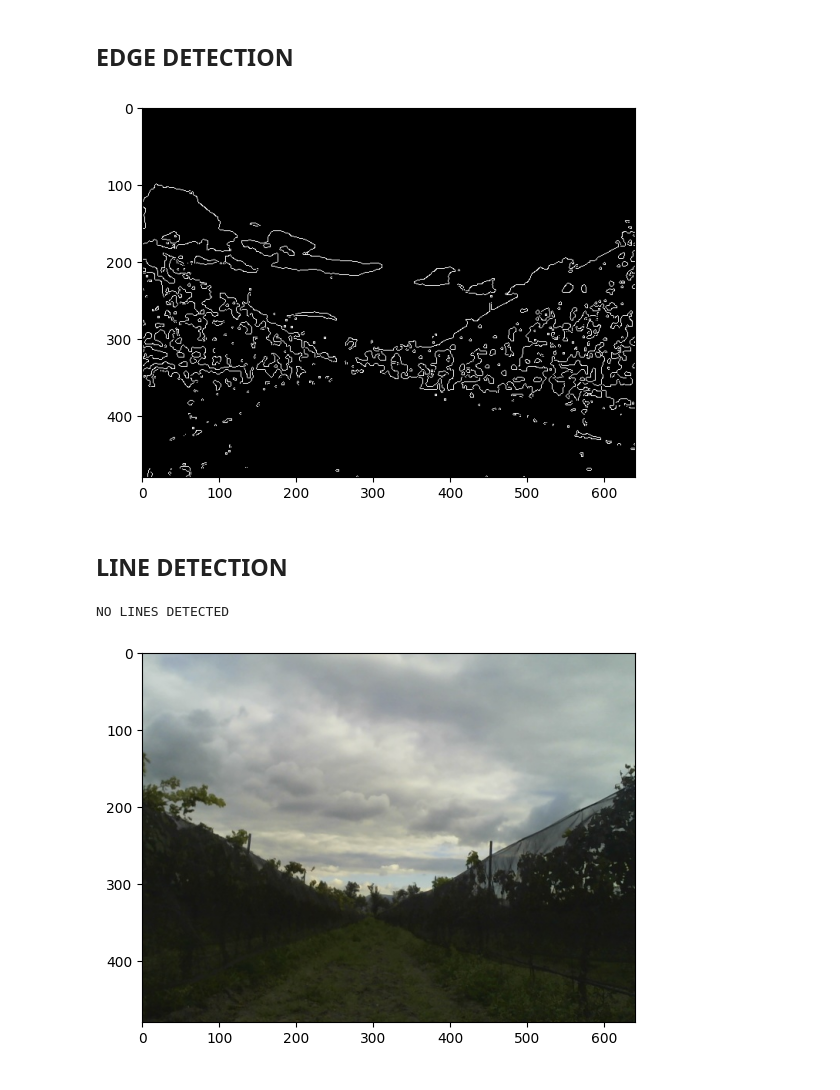
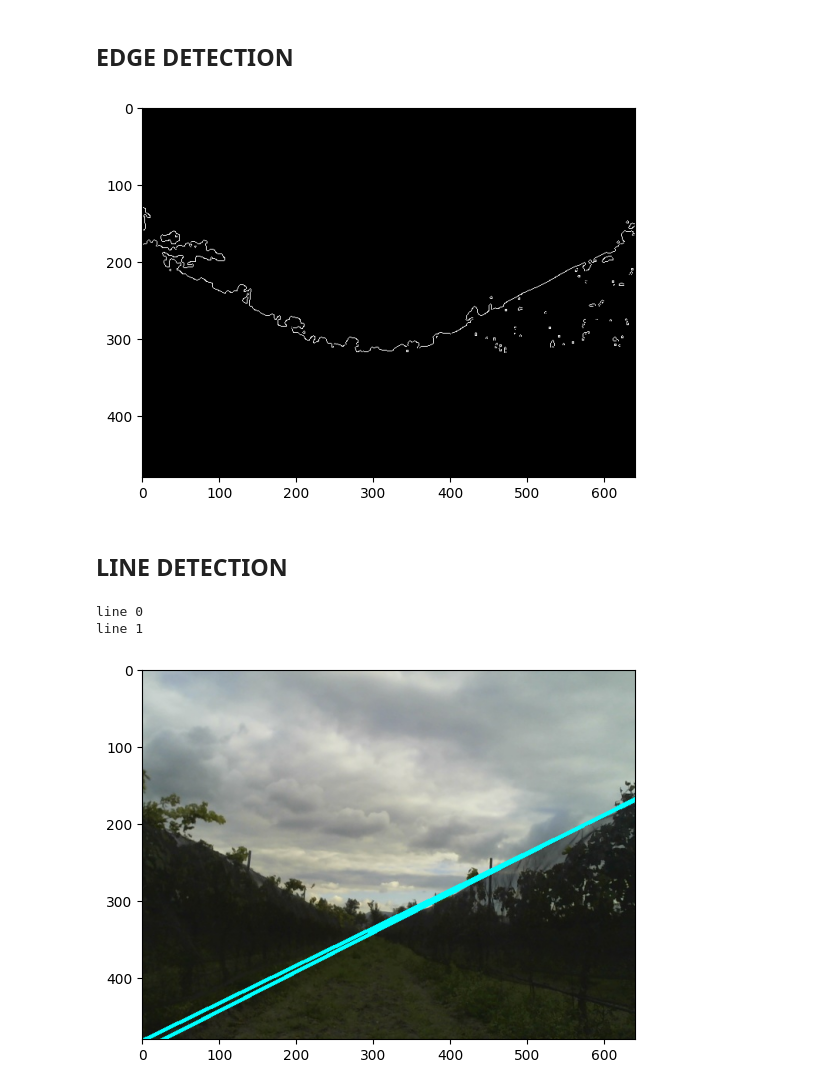
Before and after one commit to Javier-P-C/lines_vineyard, a Jupyter notebook: scripts/filterTest copy.ipynb, the cells around one changed output. Cells and saved outputs as stored; diff of their text form; code cells hidden in the pictures.

```diff
--- a/scripts/filterTest copy.ipynb
+++ b/scripts/filterTest copy.ipynb
@@ -19,7 +32,7 @@ plt.show()
 # %% [markdown]
 ## Gray sacale transformation
 # %%
-gray = cv2.cvtColor(rgb_img, cv2.COLOR_RGB2GRAY)
+gray = cv2.cvtColor(image, cv2.COLOR_RGB2GRAY)
 plt.imshow(gray,cmap='gray')
 gray.shape
 # %% [output]
@@ -27,0 +43,4 @@ gray.shape
+# %%
+blur = cv2.GaussianBlur(gray,(5,5),0)
+ret,otsu = cv2.threshold(gray,0,255,cv2.THRESH_BINARY+cv2.THRESH_OTSU)
+plt.imshow(otsu,cmap='gray')
@@ -30,11 +52,9 @@ gray.shape
 # %%
 #Erosion
 kernel = np.array([[1,1,1],[1,1,1],[1,1,1]])
-imagen_erosion = cv2.morphologyEx(colorMask,cv2.MORPH_ERODE,kernel)
+erosion = cv2.morphologyEx(otsu,cv2.MORPH_CLOSE,kernel,iterations=1)
+#erosion = ~erosion
 
-result = cv2.bitwise_and(img,img, mask= colorMask) #En el nodo esta línea no hace nada
-
-rgb_img = cv2.cvtColor(imagen_erosion, cv2.COLOR_BGR2RGB) #Convertion to rgb in order to maintain the same colors in cv2 and pyplot
-plt.imshow(rgb_img)
+plt.imshow(erosion,cmap='gray')
 plt.show()
 # %% [output]
@@ -42,36 +62,35 @@ plt.show()
 # %% [markdown]
 ## EDGE DETECTION
 # %%
-edges = cv2.Canny(imagen_erosion,50,150,apertureSize = 3)
+edges = cv2.Canny(erosion,50,150,apertureSize = 3)
 
-rgb_img = cv2.cvtColor(edges, cv2.COLOR_BGR2RGB) #Convertion to rgb in order to maintain the same colors in cv2 and pyplot
-plt.imshow(rgb_img)
+plt.imshow(edges,cmap='gray')
 plt.show()
 # %% [output]
-[figure, old version]
+[figure, new version]
 # %% [markdown]
 ## LINE DETECTION
 # %%
-lines = cv2.HoughLines(edges,1,np.pi/180,200)
+lines = cv2.HoughLines(edges,1,np.pi/180,75)
 if lines is not None:
     for i in range(0, len(lines)):
         rho = lines[i][0][0]
         theta = lines[i][0][1]
         a = math.cos(theta)
         b = math.sin(theta)
         x0 = a * rho
         y0 = b * rho
         pt1 = (int(x0 + 1000*(-b)), int(y0 + 1000*(a)))
         pt2 = (int(x0 - 1000*(-b)), int(y0 - 1000*(a)))
-        cv2.line(img, pt1, pt2, (0,255,255), 3)
+        cv2.line(image, pt1, pt2, (0,255,255), 3)
         print('line',i)
 else:
     print("NO LINES DETECTED")
 #cv2.imshow('houghlines',img)
 
-rgb_img = cv2.cvtColor(img, cv2.COLOR_BGR2RGB) #Convertion to rgb in order to maintain the same colors in cv2 and pyplot
-plt.imshow(rgb_img)
+plt.imshow(image)
 plt.show()
 # %% [output]
-NO LINES DETECTED
+line 0
+line 1
-[figure, old version]
+[figure, new version]
```
Also changed, not shown: parts of 5 cells of this notebook.
